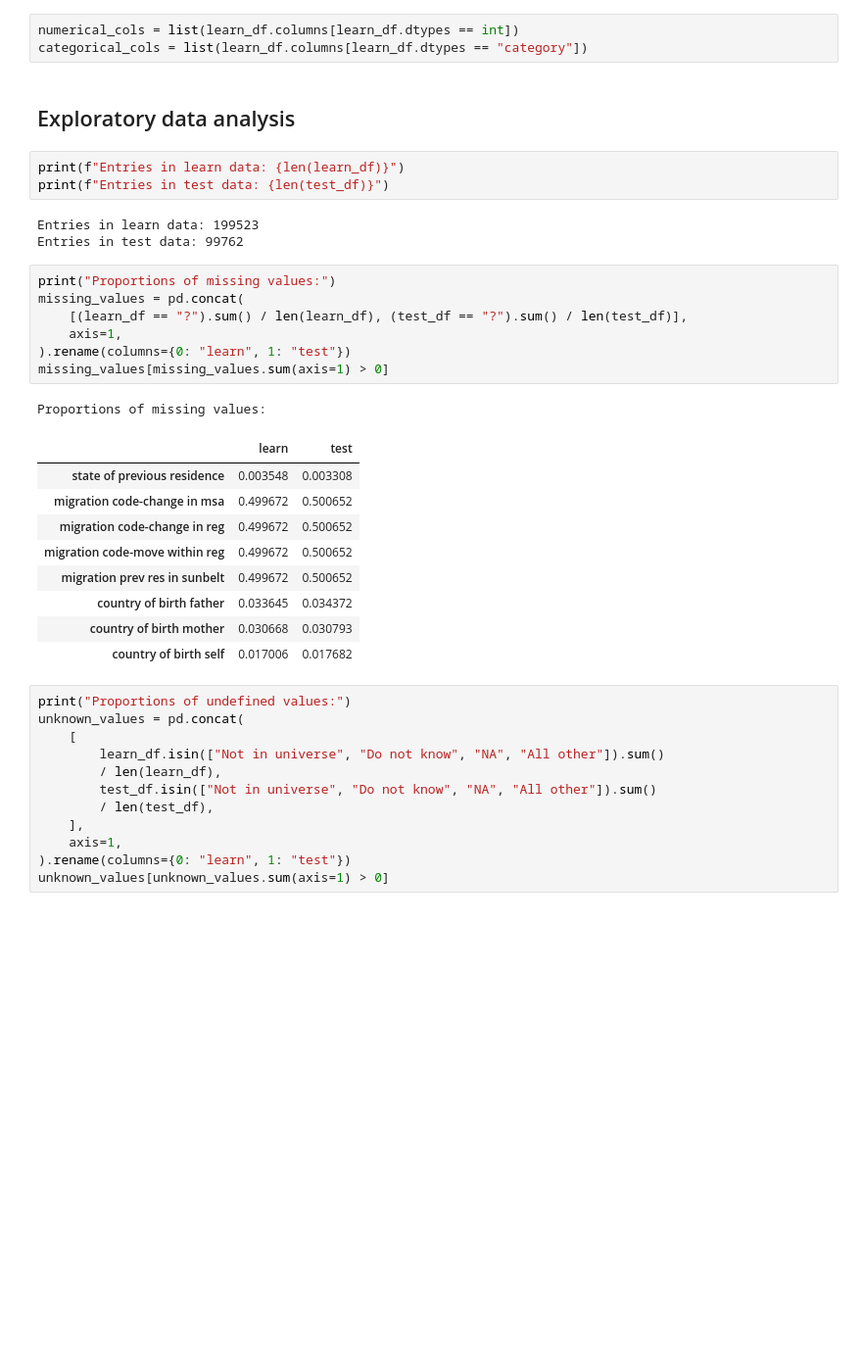
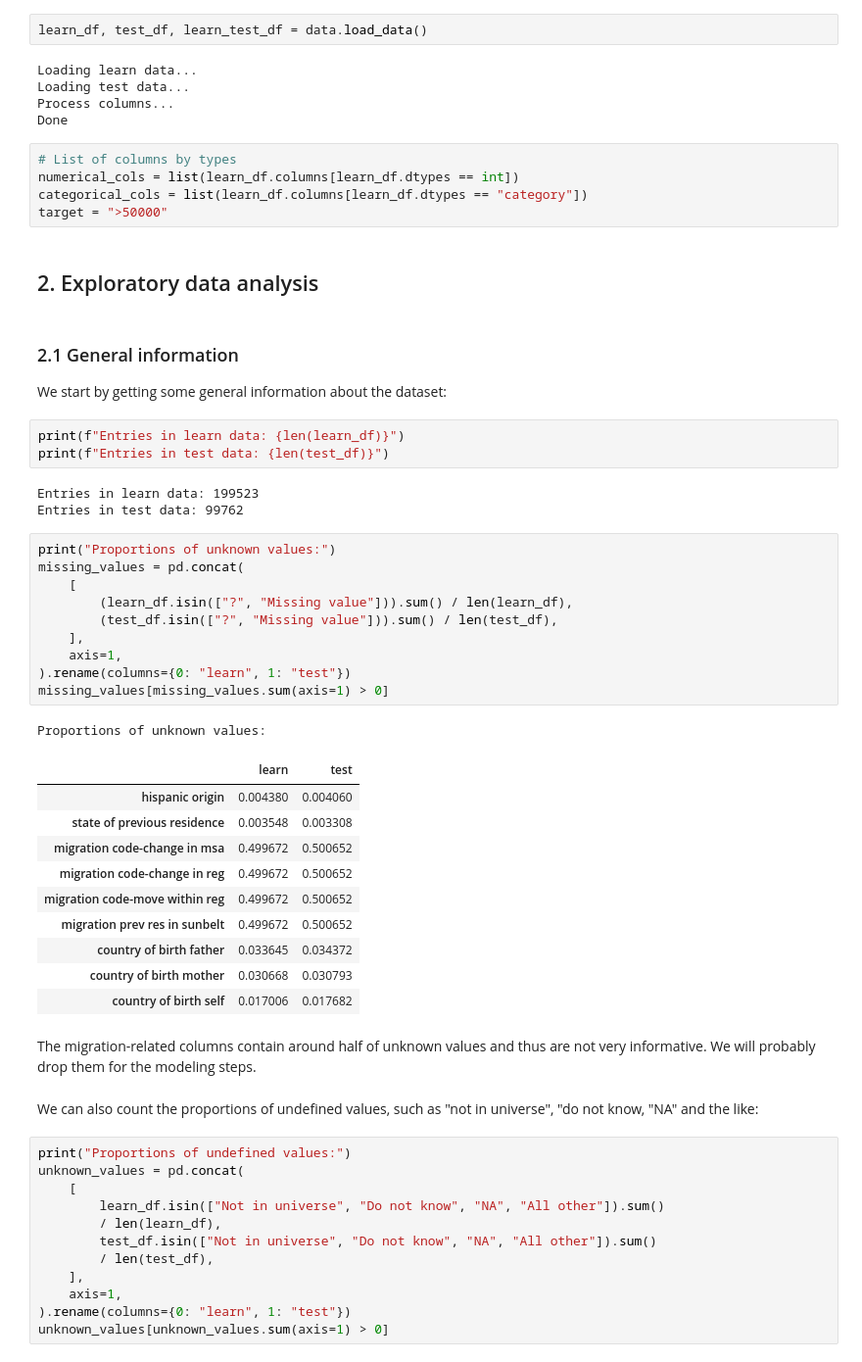
Before and after one commit to antonindurieux/US_census_analysis, a Jupyter notebook: us_census_analysis.ipynb, the cells around one changed output. Shown at 98% size. Drawn from its saved outputs; the diff is of its cells as text; blank space fills up the shorter version.

Commit message:
Notebook done

```diff
--- a/us_census_analysis.ipynb
+++ b/us_census_analysis.ipynb
@@ -40,8 +46,20 @@ test_df = pd.read_csv(
+# %%
+learn_df, test_df, learn_test_df = data.load_data()
+# %% [output]
+Loading learn data...
+Loading test data...
+Process columns...
+Done
 # %%
+# List of columns by types
 numerical_cols = list(learn_df.columns[learn_df.dtypes == int])
 categorical_cols = list(learn_df.columns[learn_df.dtypes == "category"])
+target = ">50000"
 # %% [markdown]
-## Exploratory data analysis
+## 2. Exploratory data analysis
+# %% [markdown]
+### 2.1 General information
+We start by getting some general information about the dataset:
 # %%
 print(f"Entries in learn data: {len(learn_df)}")
 print(f"Entries in test data: {len(test_df)}")
@@ -49,15 +67,19 @@ print(f"Entries in test data: {len(test_df)}")
 Entries in learn data: 199523
 Entries in test data: 99762
 # %%
-print("Proportions of missing values:")
+print("Proportions of unknown values:")
 missing_values = pd.concat(
-    [(learn_df == "?").sum() / len(learn_df), (test_df == "?").sum() / len(test_df)],
+    [
+        (learn_df.isin(["?", "Missing value"])).sum() / len(learn_df),
+        (test_df.isin(["?", "Missing value"])).sum() / len(test_df),
+    ],
     axis=1,
 ).rename(columns={0: "learn", 1: "test"})
 missing_values[missing_values.sum(axis=1) > 0]
 # %% [output]
-Proportions of missing values:
+Proportions of unknown values:
 |  | learn | test |
+| hispanic origin | 0.004380 | 0.004060 |
 | state of previous residence | 0.003548 | 0.003308 |
 | migration code-change in msa | 0.499672 | 0.500652 |
 | migration code-change in reg | 0.499672 | 0.500652 |
@@ -66,6 +88,10 @@ Proportions of missing values:
 | country of birth father | 0.033645 | 0.034372 |
 | country of birth mother | 0.030668 | 0.030793 |
 | country of birth self | 0.017006 | 0.017682 |
+# %% [markdown]
+The migration-related columns contain around half of unknown values and thus are not very informative. We will probably drop them for the modeling steps.
+# %% [markdown]
+We can also count the proportions of undefined values, such as "not in universe", "do not know, "NA" and the like:
 # %%
 print("Proportions of undefined values:")
 unknown_values = pd.concat(
```
Also changed, not shown: parts of 57 cells of this notebook, 5 other files.
